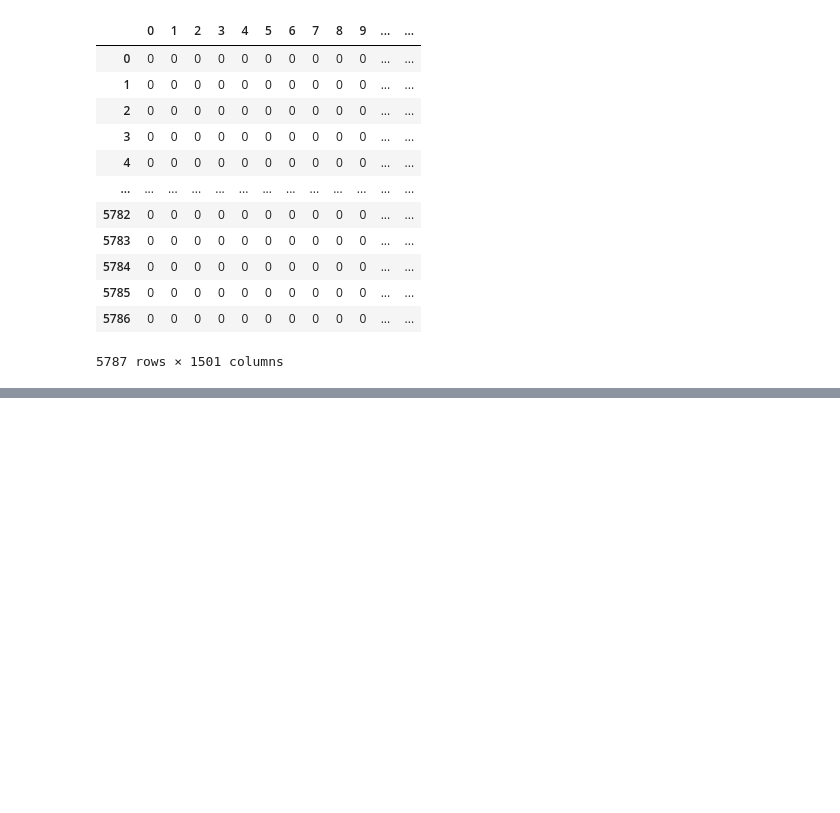
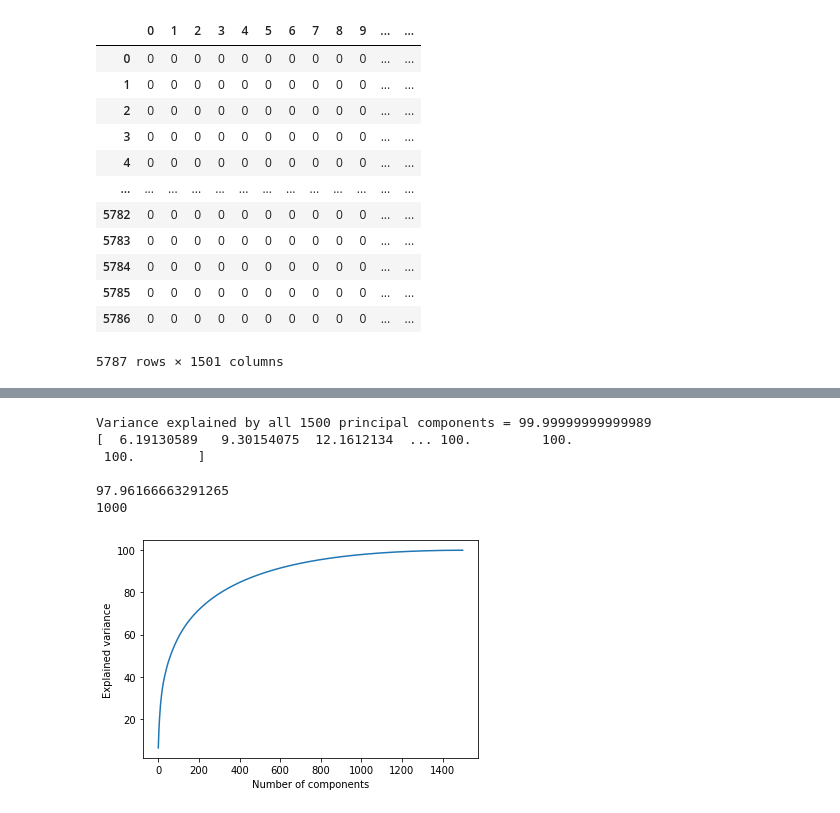
Before and after one commit to sak007/Monkey-Pox-Misinformation-Classification, a Jupyter notebook: code/preprocess_bio.ipynb, the cells around one changed output, grey strips where cells are left out. Saved outputs shown, nothing was run; the diff lists cells and outputs as text; code cells hidden in the pictures; blank space fills up the shorter version.

```diff
--- a/code/preprocess_bio.ipynb
+++ b/code/preprocess_bio.ipynb
@@ -221,0 +283,15 @@ df_lemmatization_TF_IDF.to_csv('processed_dataset/'+file_prefix+'_lemmatization_
+# %%
+# PCA lemmatization TF IDF
+X_train_ = X_train_tf
+y_train_ = y_train_tf
+total_components = min(len(df_lemmatization_TF_IDF.columns)-1, len(X_train_))
+n_components = 1000
+X_train = perform_PCA (X_train_, y_train_, total_components, n_components)
+# %% [output]
+Variance explained by all 1500 principal components = 99.99999999999989
+[  6.19130589   9.30154075  12.1612134  ... 100.         100.
+ 100.        ]
+
+97.96166663291265
+1000
+[figure, added]
```
Also changed, not shown: parts of 12 cells of this notebook, 2 other files.
